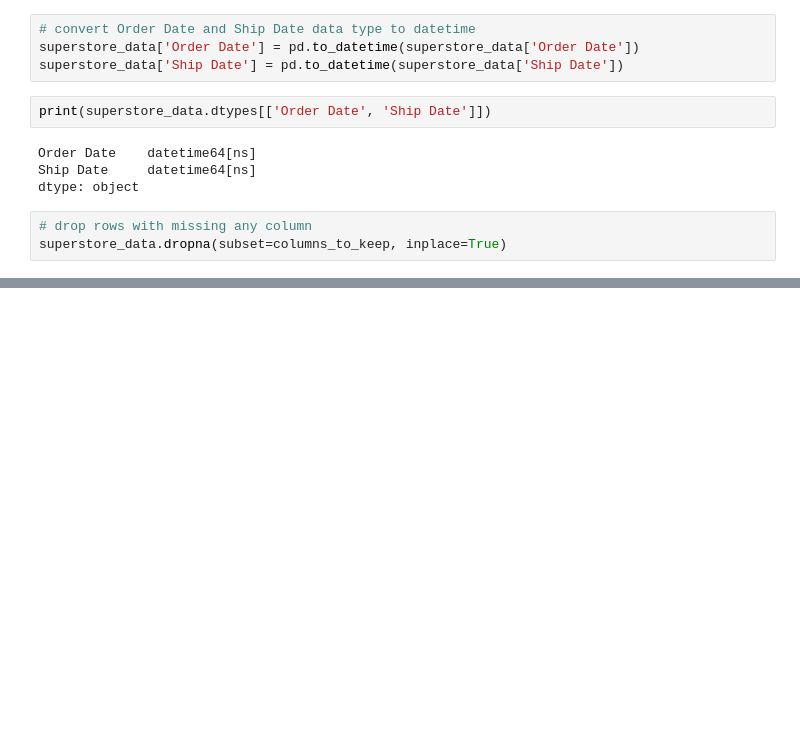
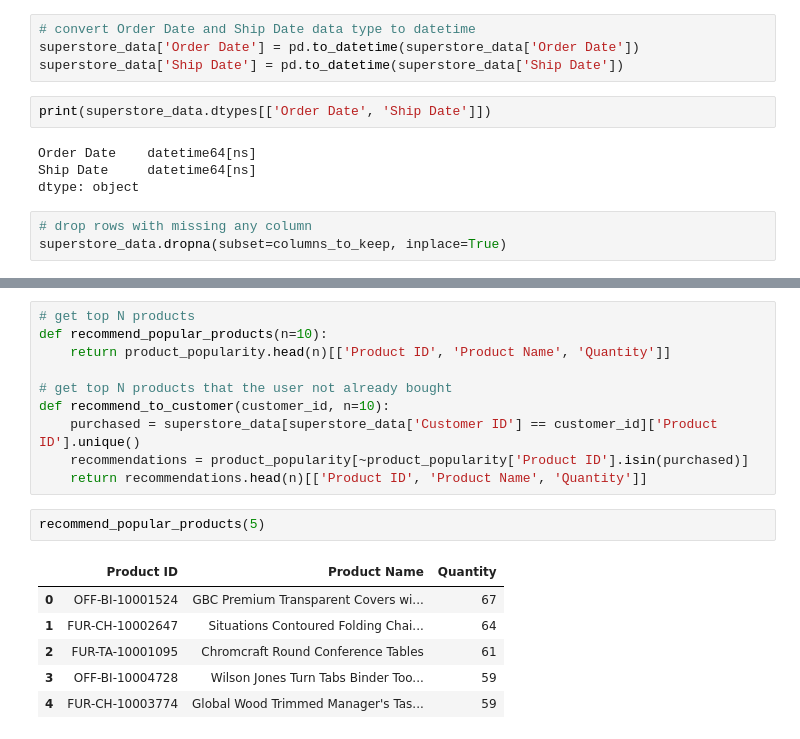
Before and after one commit to nancy-kataria/NexBuy, a Jupyter notebook: product_matching.ipynb, the cells around one changed output, grey strips where cells are left out. Saved outputs shown, nothing was run; the diff lists cells and outputs as text; blank space fills up the shorter version.

```diff
--- a/product_matching.ipynb
+++ b/product_matching.ipynb
@@ -60,0 +76,19 @@ superstore_data.dropna(subset=columns_to_keep, inplace=True)
+# %%
+# get top N products
+def recommend_popular_products(n=10):
+    return product_popularity.head(n)[['Product ID', 'Product Name', 'Quantity']]
+
+# get top N products that the user not already bought
+def recommend_to_customer(customer_id, n=10):
+    purchased = superstore_data[superstore_data['Customer ID'] == customer_id]['Product ID'].unique()
+    recommendations = product_popularity[~product_popularity['Product ID'].isin(purchased)]
+    return recommendations.head(n)[['Product ID', 'Product Name', 'Quantity']]
+# %%
+recommend_popular_products(5)
+# %% [output]
+|  | Product ID | Product Name | Quantity |
+| 0 | OFF-BI-10001524 | GBC Premium Transparent Covers wi... | 67 |
+| 1 | FUR-CH-10002647 | Situations Contoured Folding Chai... | 64 |
+| 2 | FUR-TA-10001095 | Chromcraft Round Conference Tables | 61 |
+| 3 | OFF-BI-10004728 | Wilson Jones Turn Tabs Binder Too... | 59 |
+| 4 | FUR-CH-10003774 | Global Wood Trimmed Manager's Tas... | 59 |
```
Also changed, not shown: parts of 21 cells of this notebook.
